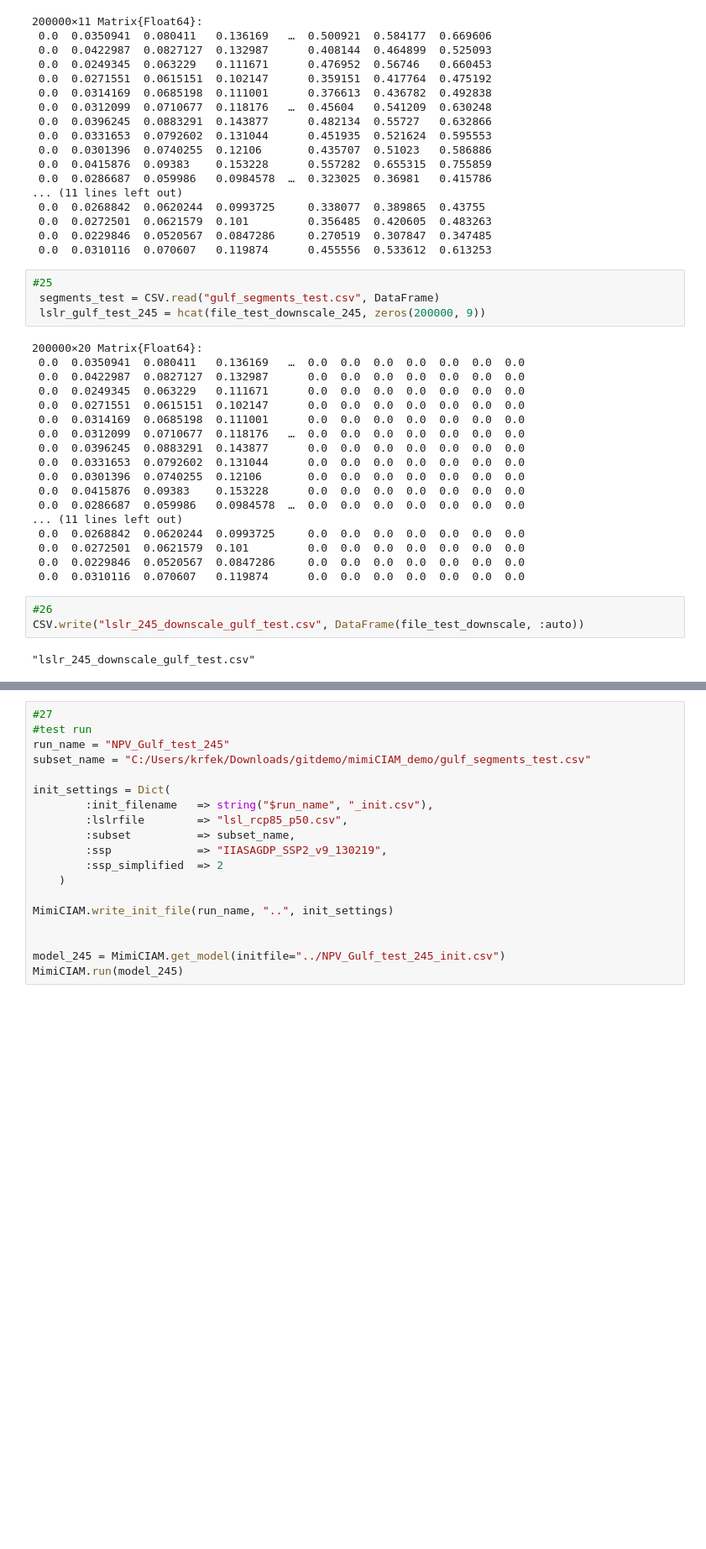
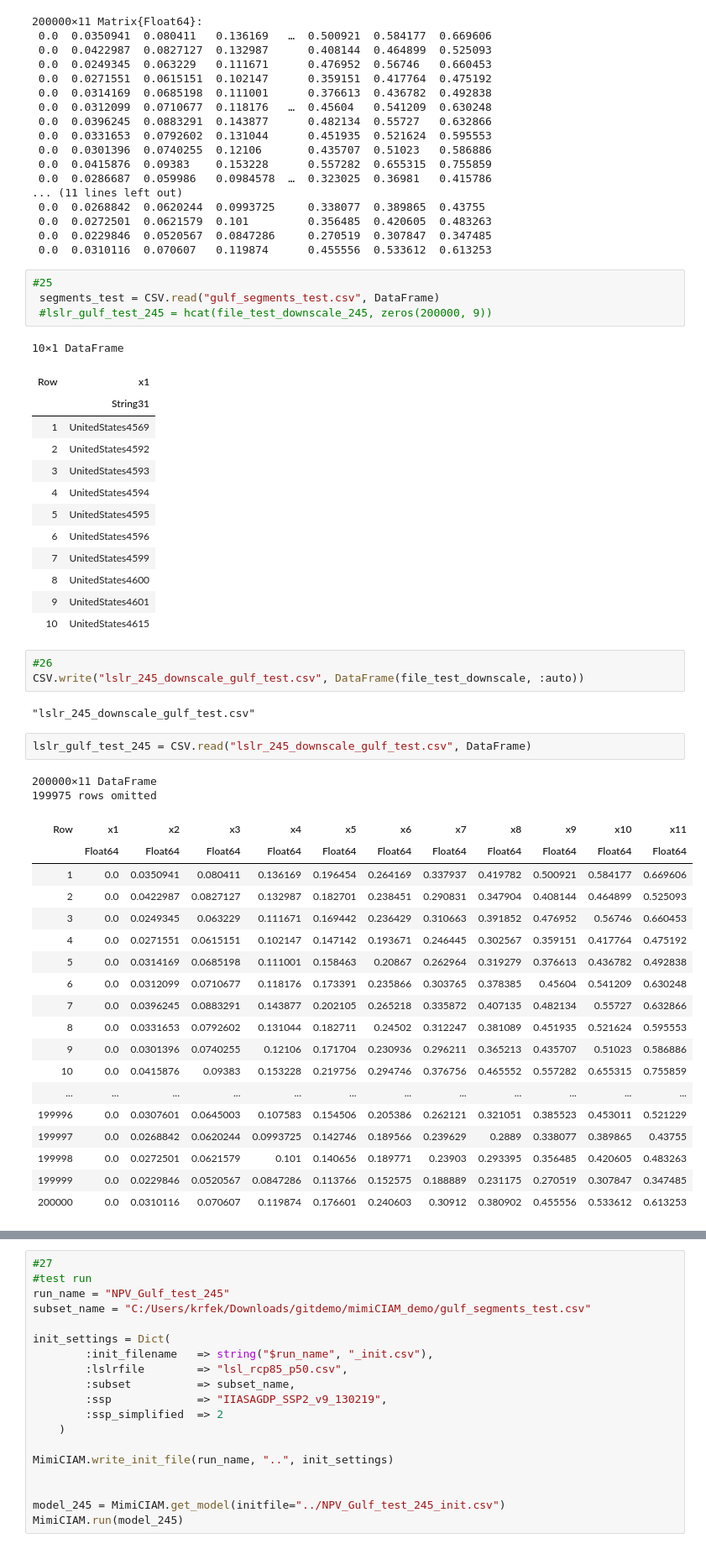
Before and after one commit to krf9453/jup_jul_mimi_demo, a Jupyter notebook: mimiCIAM_demo/npv_ciam.ipynb, the cells around one changed output, grey strips where cells are left out. Shown at 84% size. Cells and saved outputs as stored; diff of their text form; blank space fills up the shorter version.

```diff
--- a/mimiCIAM_demo/npv_ciam.ipynb
+++ b/mimiCIAM_demo/npv_ciam.ipynb
@@ -544,27 +551,46 @@ file_test_downscale_245
 # %%
 #25
  segments_test = CSV.read("gulf_segments_test.csv", DataFrame)
- lslr_gulf_test_245 = hcat(file_test_downscale_245, zeros(200000, 9))
+ #lslr_gulf_test_245 = hcat(file_test_downscale_245, zeros(200000, 9))
 # %% [output]
-200000×20 Matrix{Float64}:
- 0.0  0.0350941  0.080411   0.136169   …  0.0  0.0  0.0  0.0  0.0  0.0  0.0
- 0.0  0.0422987  0.0827127  0.132987      0.0  0.0  0.0  0.0  0.0  0.0  0.0
- 0.0  0.0249345  0.063229   0.111671      0.0  0.0  0.0  0.0  0.0  0.0  0.0
- 0.0  0.0271551  0.0615151  0.102147      0.0  0.0  0.0  0.0  0.0  0.0  0.0
- 0.0  0.0314169  0.0685198  0.111001      0.0  0.0  0.0  0.0  0.0  0.0  0.0
- 0.0  0.0312099  0.0710677  0.118176   …  0.0  0.0  0.0  0.0  0.0  0.0  0.0
- 0.0  0.0396245  0.0883291  0.143877      0.0  0.0  0.0  0.0  0.0  0.0  0.0
- 0.0  0.0331653  0.0792602  0.131044      0.0  0.0  0.0  0.0  0.0  0.0  0.0
- 0.0  0.0301396  0.0740255  0.12106       0.0  0.0  0.0  0.0  0.0  0.0  0.0
- 0.0  0.0415876  0.09383    0.153228      0.0  0.0  0.0  0.0  0.0  0.0  0.0
- 0.0  0.0286687  0.059986   0.0984578  …  0.0  0.0  0.0  0.0  0.0  0.0  0.0
-... (11 lines left out)
- 0.0  0.0268842  0.0620244  0.0993725     0.0  0.0  0.0  0.0  0.0  0.0  0.0
- 0.0  0.0272501  0.0621579  0.101         0.0  0.0  0.0  0.0  0.0  0.0  0.0
- 0.0  0.0229846  0.0520567  0.0847286     0.0  0.0  0.0  0.0  0.0  0.0  0.0
- 0.0  0.0310116  0.070607   0.119874      0.0  0.0  0.0  0.0  0.0  0.0  0.0
+10×1 DataFrame
+| Row | x1 |
+|  | String31 |
+| 1 | UnitedStates4569 |
+| 2 | UnitedStates4592 |
+| 3 | UnitedStates4593 |
+| 4 | UnitedStates4594 |
+| 5 | UnitedStates4595 |
+| 6 | UnitedStates4596 |
+| 7 | UnitedStates4599 |
+| 8 | UnitedStates4600 |
+| 9 | UnitedStates4601 |
+| 10 | UnitedStates4615 |
 # %%
 #26
 CSV.write("lslr_245_downscale_gulf_test.csv", DataFrame(file_test_downscale, :auto))
 # %% [output]
 "lslr_245_downscale_gulf_test.csv"
+# %%
+lslr_gulf_test_245 = CSV.read("lslr_245_downscale_gulf_test.csv", DataFrame)
+# %% [output]
+200000×11 DataFrame
+199975 rows omitted
+| Row | x1 | x2 | x3 | x4 | x5 | x6 | x7 | x8 | x9 | x10 | x11 |
+|  | Float64 | Float64 | Float64 | Float64 | Float64 | Float64 | Float64 | Float64 | Float64 | Float64 | Float64 |
+| 1 | 0.0 | 0.0350941 | 0.080411 | 0.136169 | 0.196454 | 0.264169 | 0.337937 | 0.419782 | 0.500921 | 0.584177 | 0.669606 |
+| 2 | 0.0 | 0.0422987 | 0.0827127 | 0.132987 | 0.182701 | 0.238451 | 0.290831 | 0.347904 | 0.408144 | 0.464899 | 0.525093 |
+| 3 | 0.0 | 0.0249345 | 0.063229 | 0.111671 | 0.169442 | 0.236429 | 0.310663 | 0.391852 | 0.476952 | 0.56746 | 0.660453 |
+| 4 | 0.0 | 0.0271551 | 0.0615151 | 0.102147 | 0.147142 | 0.193671 | 0.246445 | 0.302567 | 0.359151 | 0.417764 | 0.475192 |
+| 5 | 0.0 | 0.0314169 | 0.0685198 | 0.111001 | 0.158463 | 0.20867 | 0.262964 | 0.319279 | 0.376613 | 0.436782 | 0.492838 |
+| 6 | 0.0 | 0.0312099 | 0.0710677 | 0.118176 | 0.173391 | 0.235866 | 0.303765 | 0.378385 | 0.45604 | 0.541209 | 0.630248 |
+| 7 | 0.0 | 0.0396245 | 0.0883291 | 0.143877 | 0.202105 | 0.265218 | 0.335872 | 0.407135 | 0.482134 | 0.55727 | 0.632866 |
+| 8 | 0.0 | 0.0331653 | 0.0792602 | 0.131044 | 0.182711 | 0.24502 | 0.312247 | 0.381089 | 0.451935 | 0.521624 | 0.595553 |
+| 9 | 0.0 | 0.0301396 | 0.0740255 | 0.12106 | 0.171704 | 0.230936 | 0.296211 | 0.365213 | 0.435707 | 0.51023 | 0.586886 |
+| 10 | 0.0 | 0.0415876 | 0.09383 | 0.153228 | 0.219756 | 0.294746 | 0.376756 | 0.465552 | 0.557282 | 0.655315 | 0.755859 |
+| ... | ... | ... | ... | ... | ... | ... | ... | ... | ... | ... | ... |
+| 199996 | 0.0 | 0.0307601 | 0.0645003 | 0.107583 | 0.154506 | 0.205386 | 0.262121 | 0.321051 | 0.385523 | 0.453011 | 0.521229 |
+| 199997 | 0.0 | 0.0268842 | 0.0620244 | 0.0993725 | 0.142746 | 0.189566 | 0.239629 | 0.2889 | 0.338077 | 0.389865 | 0.43755 |
+| 199998 | 0.0 | 0.0272501 | 0.0621579 | 0.101 | 0.140656 | 0.189771 | 0.23903 | 0.293395 | 0.356485 | 0.420605 | 0.483263 |
+| 199999 | 0.0 | 0.0229846 | 0.0520567 | 0.0847286 | 0.113766 | 0.152575 | 0.188889 | 0.231175 | 0.270519 | 0.307847 | 0.347485 |
+| 200000 | 0.0 | 0.0310116 | 0.070607 | 0.119874 | 0.176601 | 0.240603 | 0.30912 | 0.380902 | 0.455556 | 0.533612 | 0.613253 |
```
Also changed, not shown: parts of 10 cells of this notebook.
